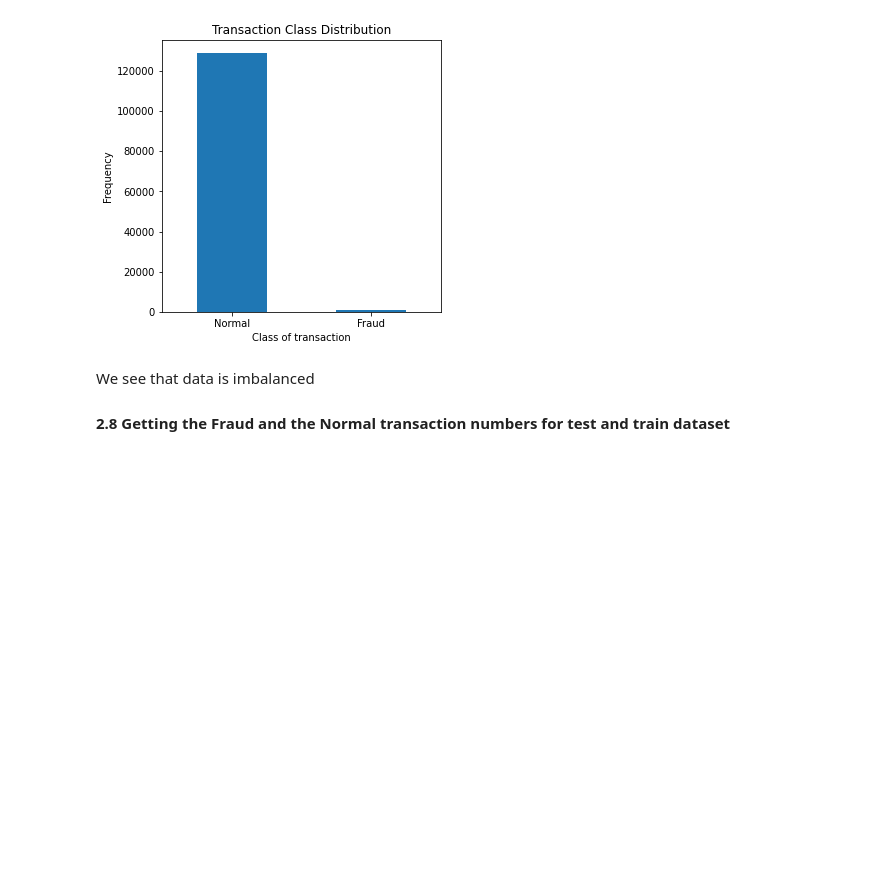
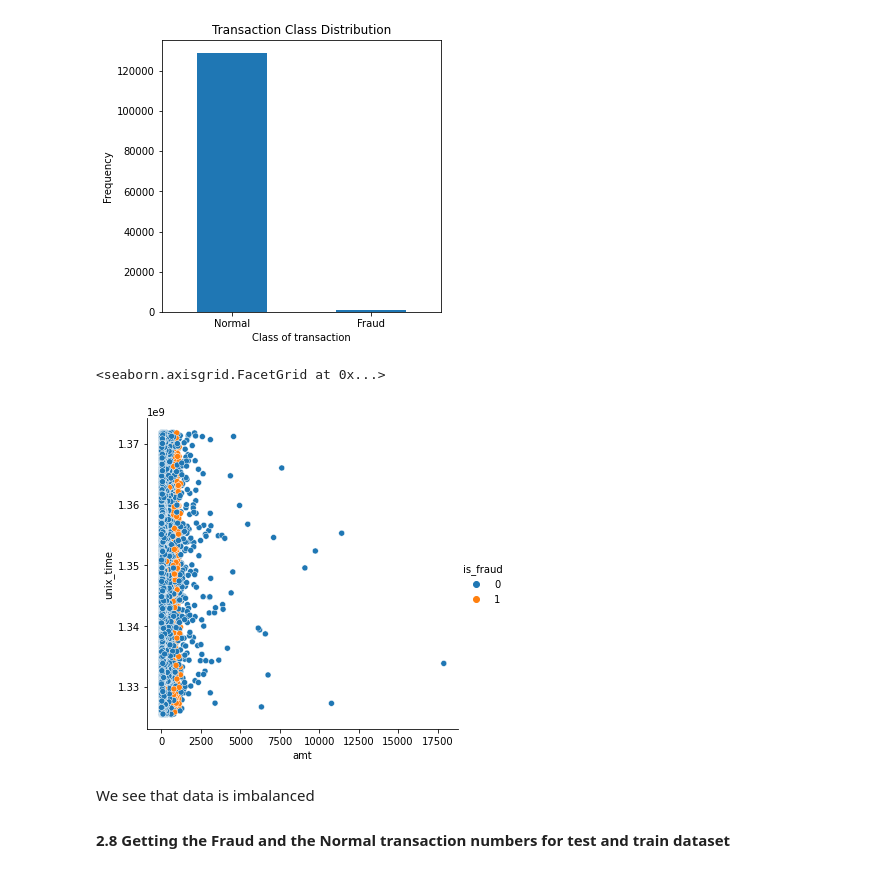
Before and after one commit to sharmasapna/credit-card-fraud-detection, a Jupyter notebook: credit-card-fraud-detection.ipynb, the cells around one changed output. Saved outputs shown, nothing was run; the diff lists cells and outputs as text; code cells hidden in the pictures; blank space fills up the shorter version.

```diff
--- a/credit-card-fraud-detection.ipynb
+++ b/credit-card-fraud-detection.ipynb
@@ -161,3 +164,8 @@ plt.ylabel("Frequency")
 # %% [output]
 Text(0, 0.5, 'Frequency')
 [figure]
+# %%
+sns.relplot(y = 'unix_time', x = 'amt' , hue = 'is_fraud',data = df_train)
+# %% [output]
+<seaborn.axisgrid.FacetGrid at 0x...>
+[figure, added]
```
Also changed, not shown: parts of 8 cells of this notebook, 1 other file.
